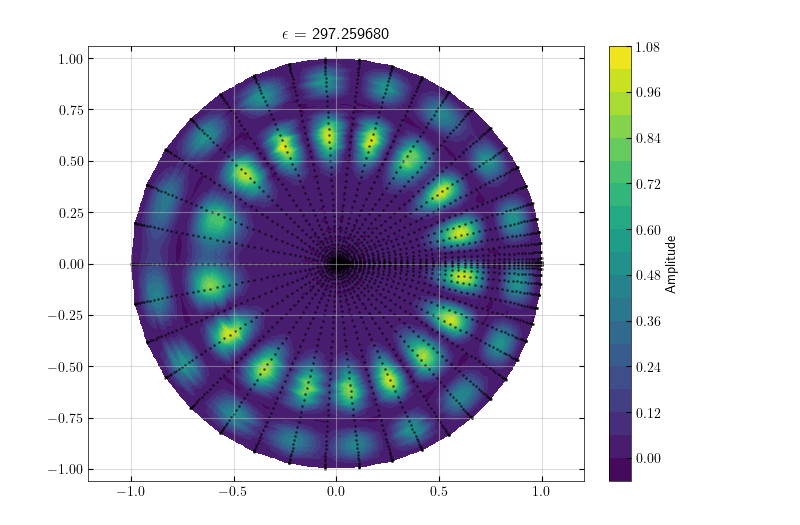
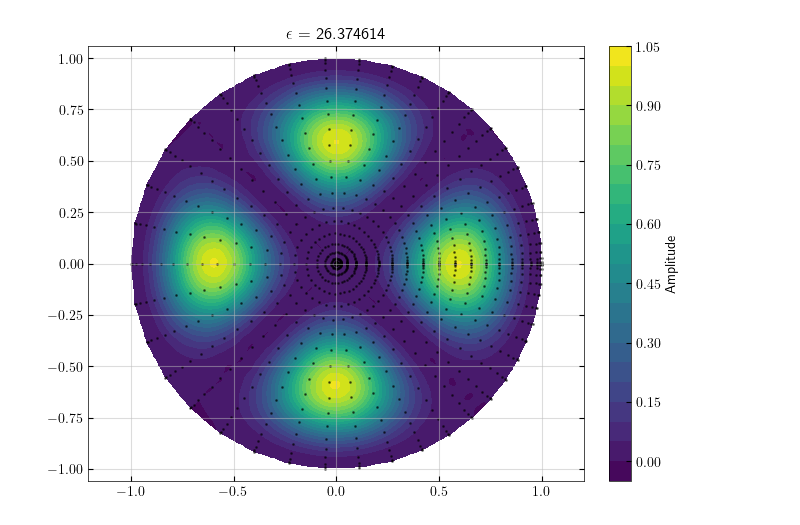
Before and after one commit to PyrooL/quantum-stadium, a Jupyter notebook: src/postprocessing.ipynb, the cells around one changed output. Drawn from its saved outputs; the diff is of its cells as text; code cells hidden in the pictures.

```diff
--- a/src/postprocessing.ipynb
+++ b/src/postprocessing.ipynb
@@ -144,12 +140,11 @@ def plot_interpolated(x, y, z):
     plt.colorbar(label='Amplitude')
     plt.scatter(x, y, c='k', alpha = 0.5, s=1) # Show actual data points
 # %%
-i = 65
+i = 3
 psi2 = amplitude_sort[:,i]
-
 plot_interpolated(x, y, psi2)
 plt.title(rf"$\epsilon$ = {eigval_abs_sort[i]:.6f}")
 plt.axis('equal')
 plt.show()
 # %% [output]
-[figure, old version]
+[figure, new version]
```
Also changed, not shown: parts of 9 cells of this notebook, 6 other files.
